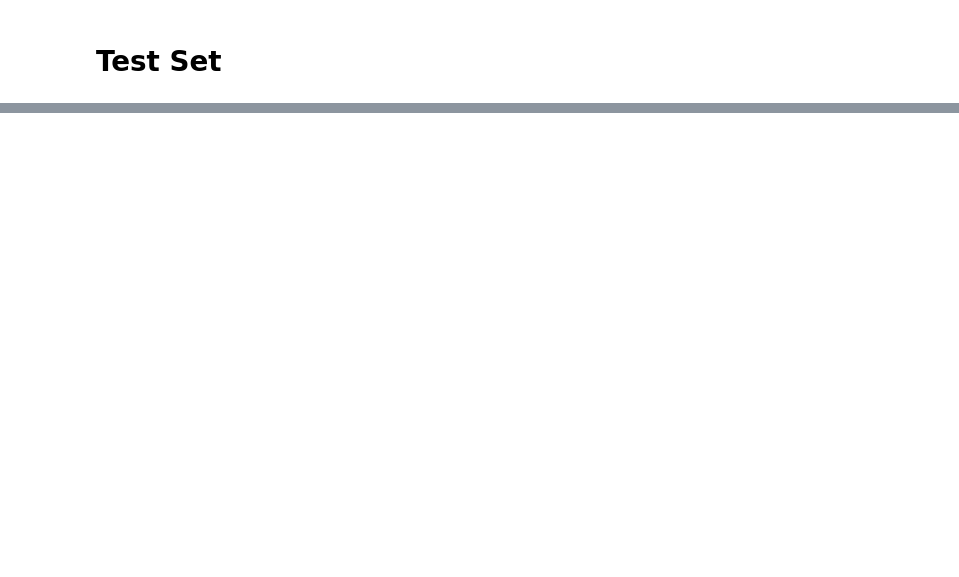
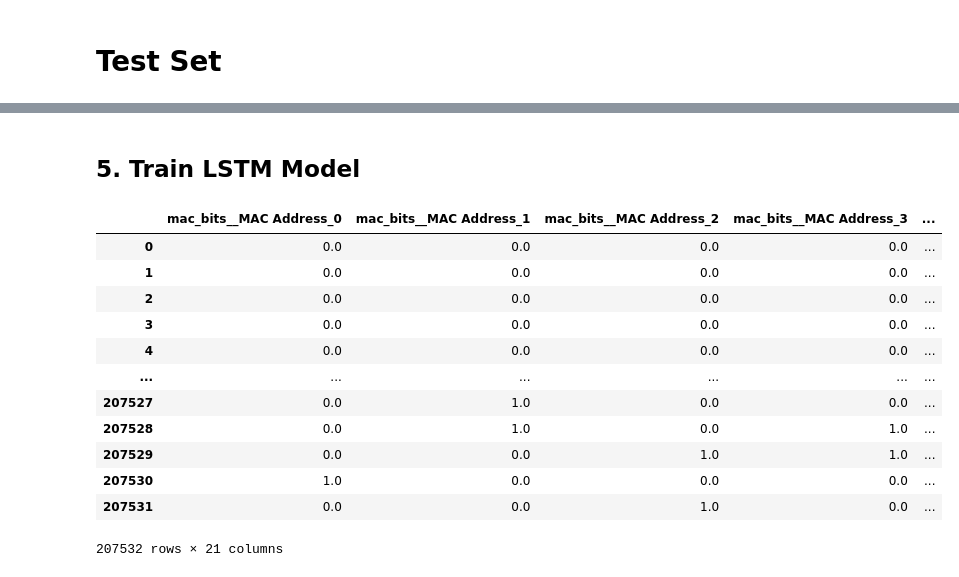
Before and after one commit to HanstonH/A-Context-Aware-Multi-Criteria-Recommendation-System-for-Electric-Vehicle-Charging, a Jupyter notebook: AI/Time Series Forecast model B.ipynb, the cells around one changed output, grey strips where cells are left out. Saved outputs shown, nothing was run; the diff lists cells and outputs as text; code cells hidden in the pictures; blank space fills up the shorter version.

```diff
--- a/AI/Time Series Forecast model B.ipynb
+++ b/AI/Time Series Forecast model B.ipynb
@@ -164,25 +114,20 @@ train_df_data
 # %%
 from sklearn.compose import ColumnTransformer
 from sklearn.pipeline import Pipeline
-from sklearn.preprocessing import OneHotEncoder, StandardScaler
+from sklearn.preprocessing import StandardScaler
+from category_encoders import BinaryEncoder
 
 num_attribs = list(train_df_data.select_dtypes(include="number").columns)
 cat_attribs = ['MAC Address']
-
-try:
-    mac_encoder = OneHotEncoder(handle_unknown='ignore', sparse_output=False)
-except TypeError:
-    mac_encoder = OneHotEncoder(handle_unknown='ignore', sparse=False)
-
+# Using Binary Encoding keeps the feature space small enough for LSTM
+# and provides enough structure for XGBoost.
 preprocessor = ColumnTransformer(
     transformers=[
-        ('mac_onehot', mac_encoder, cat_attribs),
-        ('std_scaler', StandardScaler(), num_attribs),
+        ('mac_bits', BinaryEncoder(), ['MAC Address']),
+        ('std_scaler', StandardScaler(), num_attribs)
     ],
-    remainder='drop',
-    verbose_feature_names_out=False,
+    remainder='passthrough'
 )
-
 full_pipeline = Pipeline([
     ('preprocessor', preprocessor),
 ])
@@ -248,7 +214,7 @@ models = [
 ]
 
 best_results = {}
-saved = False
+saved = True
 if not saved:
     for name, estimator, param_grid in models:
         grid = GridSearchCV(estimator, param_grid, scoring="neg_mean_absolute_error", cv=5, n_jobs=-1, verbose=1)
@@ -444,0 +329,19 @@ print(f"Saved best LSTM model to: {lstm_model_path}")
+# %% [markdown]
+## 5. Train LSTM Model
+# %%
+train_df_prepared = pd.DataFrame(train_df_prepared)
+train_df_prepared
+# %% [output]
+|  | mac_bits__MAC Address_0 | mac_bits__MAC Address_1 | mac_bits__MAC Address_2 | mac_bits__MAC Address_3 | ... |
+| 0 | 0.0 | 0.0 | 0.0 | 0.0 | ... |
+| 1 | 0.0 | 0.0 | 0.0 | 0.0 | ... |
+| 2 | 0.0 | 0.0 | 0.0 | 0.0 | ... |
+| 3 | 0.0 | 0.0 | 0.0 | 0.0 | ... |
+| 4 | 0.0 | 0.0 | 0.0 | 0.0 | ... |
+| ... | ... | ... | ... | ... | ... |
+| 207527 | 0.0 | 1.0 | 0.0 | 0.0 | ... |
+| 207528 | 0.0 | 1.0 | 0.0 | 1.0 | ... |
+| 207529 | 0.0 | 0.0 | 1.0 | 1.0 | ... |
+| 207530 | 1.0 | 0.0 | 0.0 | 0.0 | ... |
+| 207531 | 0.0 | 0.0 | 1.0 | 0.0 | ... |
+207532 rows × 21 columns
```
Also changed, not shown: parts of 29 cells of this notebook, 2 other files.
